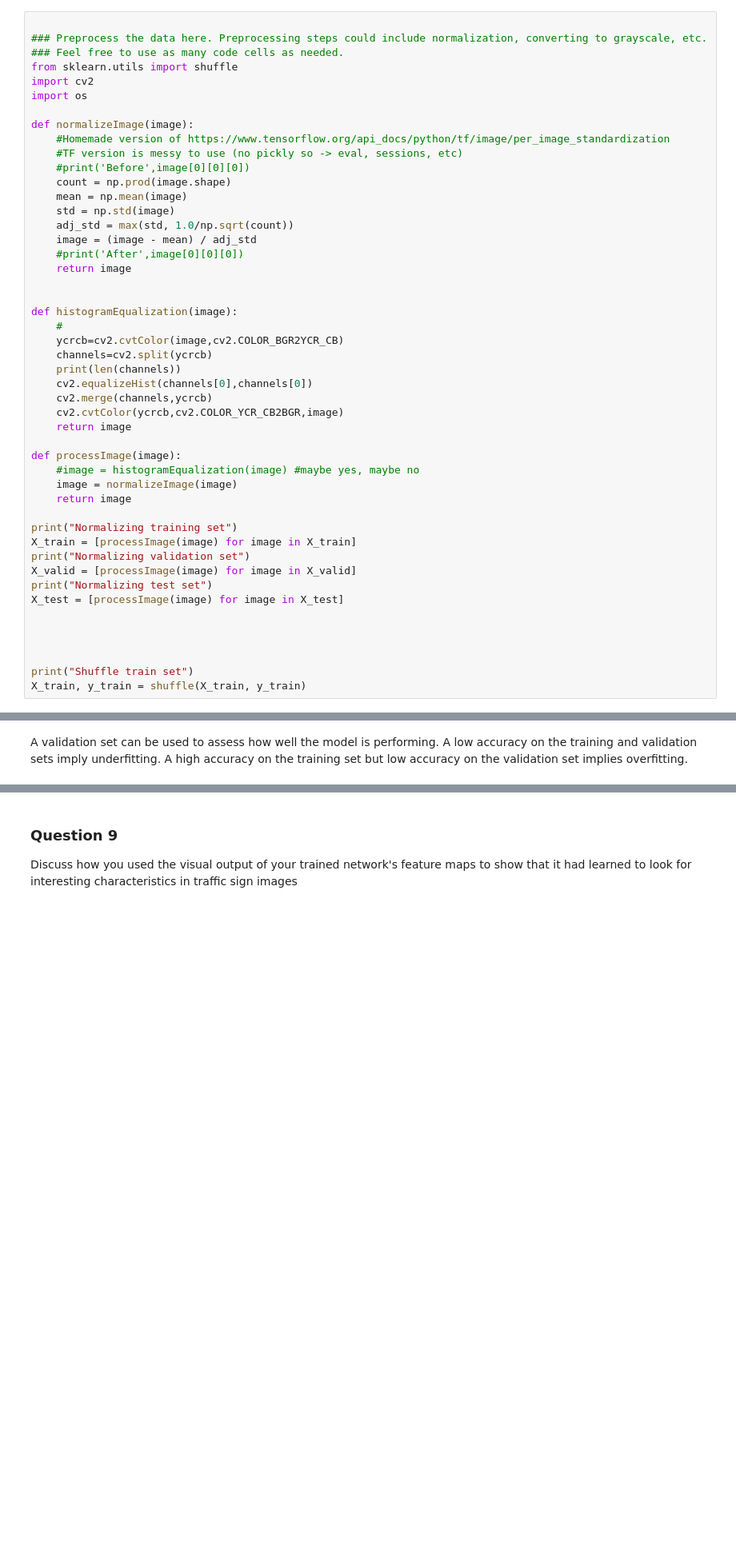
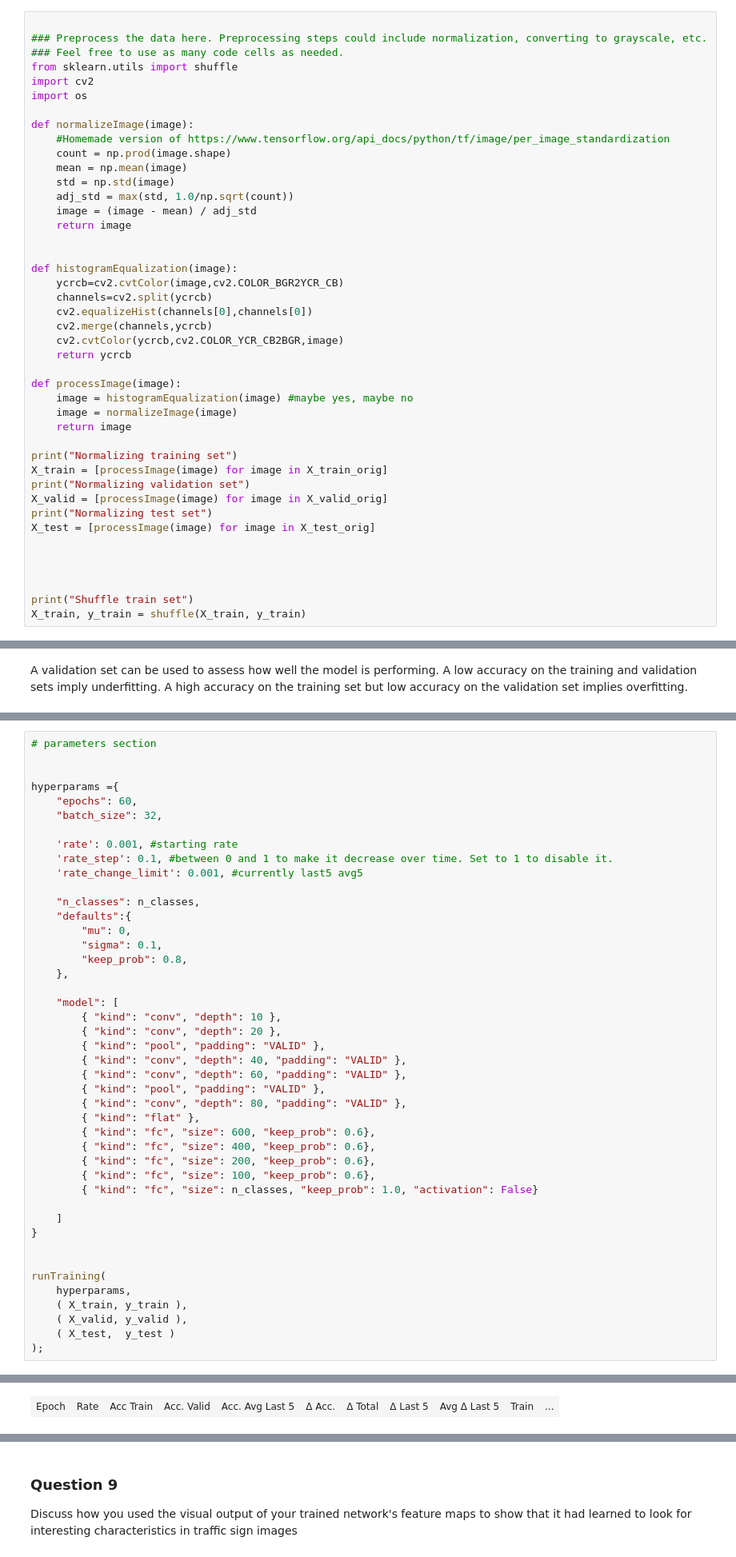
Before and after one commit to cesare-montresor/CarND-Traffic-Sign-Classifier-Project, a Jupyter notebook: Traffic_Sign_Classifier.ipynb, the cells around one changed output, grey strips where cells are left out. Shown at 80% size. Cells and saved outputs as stored; diff of their text form; blank space fills up the shorter version.

Commit message:
final version of the project

```diff
--- a/Traffic_Sign_Classifier.ipynb
+++ b/Traffic_Sign_Classifier.ipynb
@@ -197,38 +232,33 @@ import os
 
 def normalizeImage(image):
     #Homemade version of https://www.tensorflow.org/api_docs/python/tf/image/per_image_standardization
-    #TF version is messy to use (no pickly so -> eval, sessions, etc)
-    #print('Before',image[0][0][0])
     count = np.prod(image.shape)
     mean = np.mean(image)
     std = np.std(image)
     adj_std = max(std, 1.0/np.sqrt(count))
     image = (image - mean) / adj_std
-    #print('After',image[0][0][0])
     return image
 
 
 def histogramEqualization(image):
-    #
     ycrcb=cv2.cvtColor(image,cv2.COLOR_BGR2YCR_CB)
     channels=cv2.split(ycrcb)
-    print(len(channels))
     cv2.equalizeHist(channels[0],channels[0])
     cv2.merge(channels,ycrcb)
     cv2.cvtColor(ycrcb,cv2.COLOR_YCR_CB2BGR,image)
-    return image
+    return ycrcb
 
 def processImage(image):
-    #image = histogramEqualization(image) #maybe yes, maybe no
+    image = histogramEqualization(image) #maybe yes, maybe no
     image = normalizeImage(image)
     return image
 
 print("Normalizing training set")
-X_train = [processImage(image) for image in X_train]
+X_train = [processImage(image) for image in X_train_orig]
 print("Normalizing validation set")
-X_valid = [processImage(image) for image in X_valid]
+X_valid = [processImage(image) for image in X_valid_orig]
 print("Normalizing test set")
-X_test = [processImage(image) for image in X_test]
+X_test = [processImage(image) for image in X_test_orig]
 
 
 
@@ -878,0 +683,45 @@ sets imply underfitting. A high accuracy on the training set but low accuracy on
+# %%
+# parameters section
+
+
+hyperparams ={
+    "epochs": 60,
+    "batch_size": 32,
+
+    'rate': 0.001, #starting rate
+    'rate_step': 0.1, #between 0 and 1 to make it decrease over time. Set to 1 to disable it.
+    'rate_change_limit': 0.001, #currently last5 avg5
+
+    "n_classes": n_classes,
+    "defaults":{
+        "mu": 0,
+        "sigma": 0.1,
+        "keep_prob": 0.8,
+    },
+
+    "model": [
+        { "kind": "conv", "depth": 10 },
+        { "kind": "conv", "depth": 20 },
+        { "kind": "pool", "padding": "VALID" },
+        { "kind": "conv", "depth": 40, "padding": "VALID" },
+        { "kind": "conv", "depth": 60, "padding": "VALID" },
+        { "kind": "pool", "padding": "VALID" },
+        { "kind": "conv", "depth": 80, "padding": "VALID" },
+        { "kind": "flat" },
+        { "kind": "fc", "size": 600, "keep_prob": 0.6},
+        { "kind": "fc", "size": 400, "keep_prob": 0.6},
+        { "kind": "fc", "size": 200, "keep_prob": 0.6},
+        { "kind": "fc", "size": 100, "keep_prob": 0.6},
+        { "kind": "fc", "size": n_classes, "keep_prob": 1.0, "activation": False}
+
+    ]
+}
+
+
+runTraining(
+    hyperparams,
+    ( X_train, y_train ),
+    ( X_valid, y_valid ),
+    ( X_test,  y_test )
+);
+# %% [output]
@@ -878,0 +745 @@ sets imply underfitting. A high accuracy on the training set but low accuracy on
+| Epoch | Rate | Acc Train | Acc. Valid | Acc. Avg Last 5 | Δ Acc. | Δ Total | Δ Last 5 | Avg Δ Last 5 | Train | ... |
```
Also changed, not shown: parts of 32 cells of this notebook, 2 other files.
